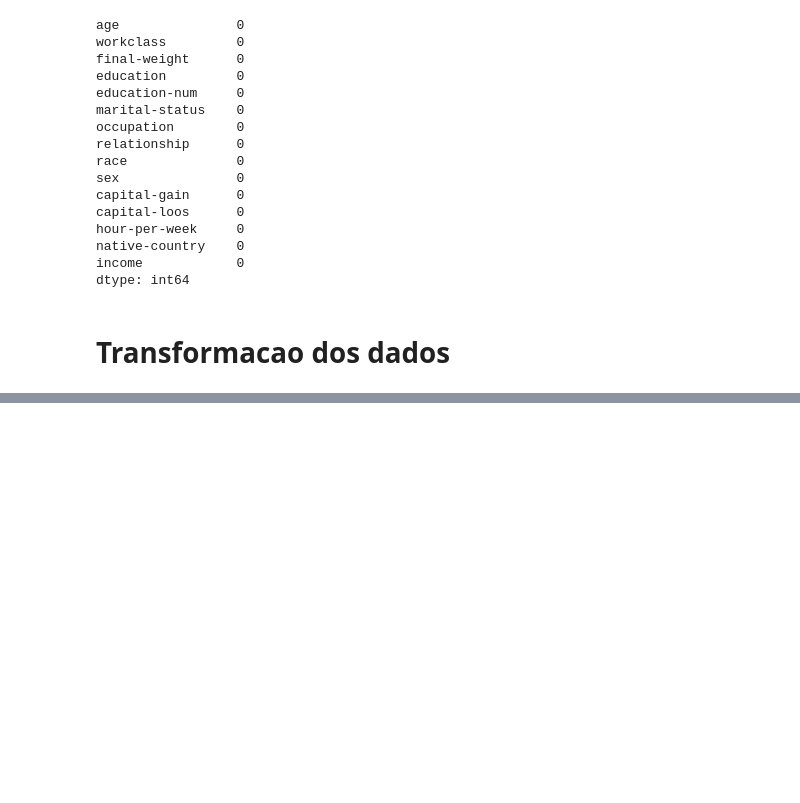
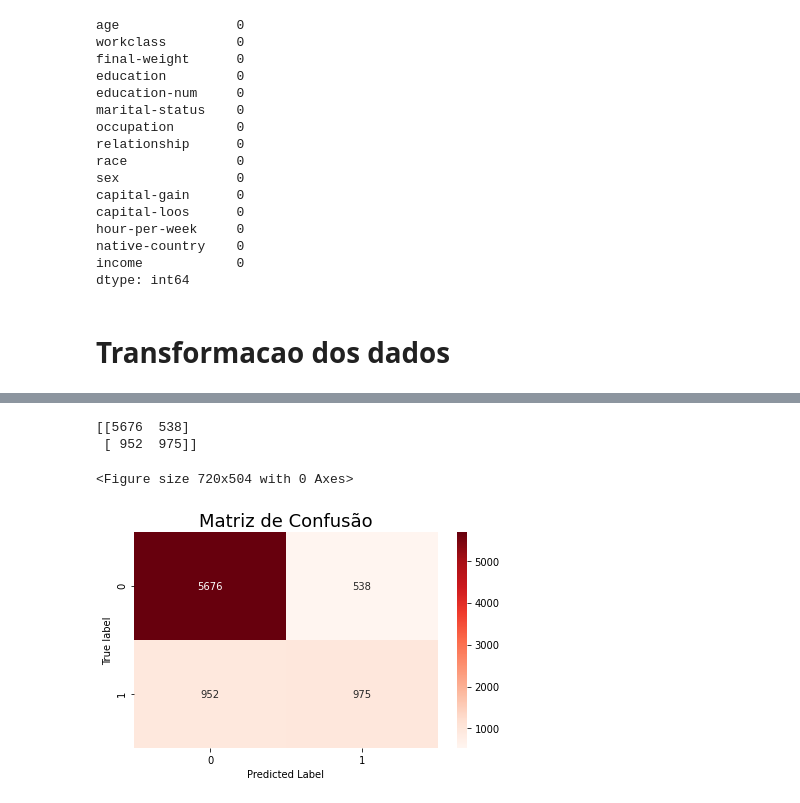
Before and after one commit to MaksonViini/Teste, a Jupyter notebook: Machine Learning Models/Classification/KNN/knn_censo.ipynb, the cells around one changed output, grey strips where cells are left out. Saved outputs shown, nothing was run; the diff lists cells and outputs as text; code cells hidden in the pictures; blank space fills up the shorter version.

Commit message:
KNN na base de dados do census

```diff
--- a/Machine Learning Models/Classification/KNN/knn_censo.ipynb
+++ b/Machine Learning Models/Classification/KNN/knn_censo.ipynb
@@ -104,0 +108,3 @@ array([[0., 0., 0., ..., 1., 0., 0.],
+# %%
+from sklearn.model_selection import train_test_split
+X_train, X_test, y_train, y_test = train_test_split(previsores, base, test_size=0.25, random_state=42)
@@ -104,0 +115,4 @@ array([[0., 0., 0., ..., 1., 0., 0.],
+# %%
+clf = KNeighborsClassifier(n_neighbors=5).fit(X_train, y_train)
+# %%
+y_pred = clf.predict(X_test)
@@ -104,0 +139,18 @@ array([[0., 0., 0., ..., 1., 0., 0.],
+# %%
+cm = confusion_matrix(y_test, y_pred)
+print(cm)
+# %% [output]
+[[5676  538]
+ [ 952  975]]
+# %%
+plt.figure(figsize = (10,7))
+fig, ax = plt.subplots()
+sns.heatmap(cm, annot=True, ax=ax, fmt='d', cmap='Reds')
+
+ax.set_title("Matriz de Confusão", fontsize=18)
+ax.set_ylabel("True label")
+ax.set_xlabel("Predicted Label")
+plt.tight_layout()
+# %% [output]
+<Figure size 720x504 with 0 Axes>
+[figure, added]
```
Also changed, not shown: parts of 11 cells of this notebook.
